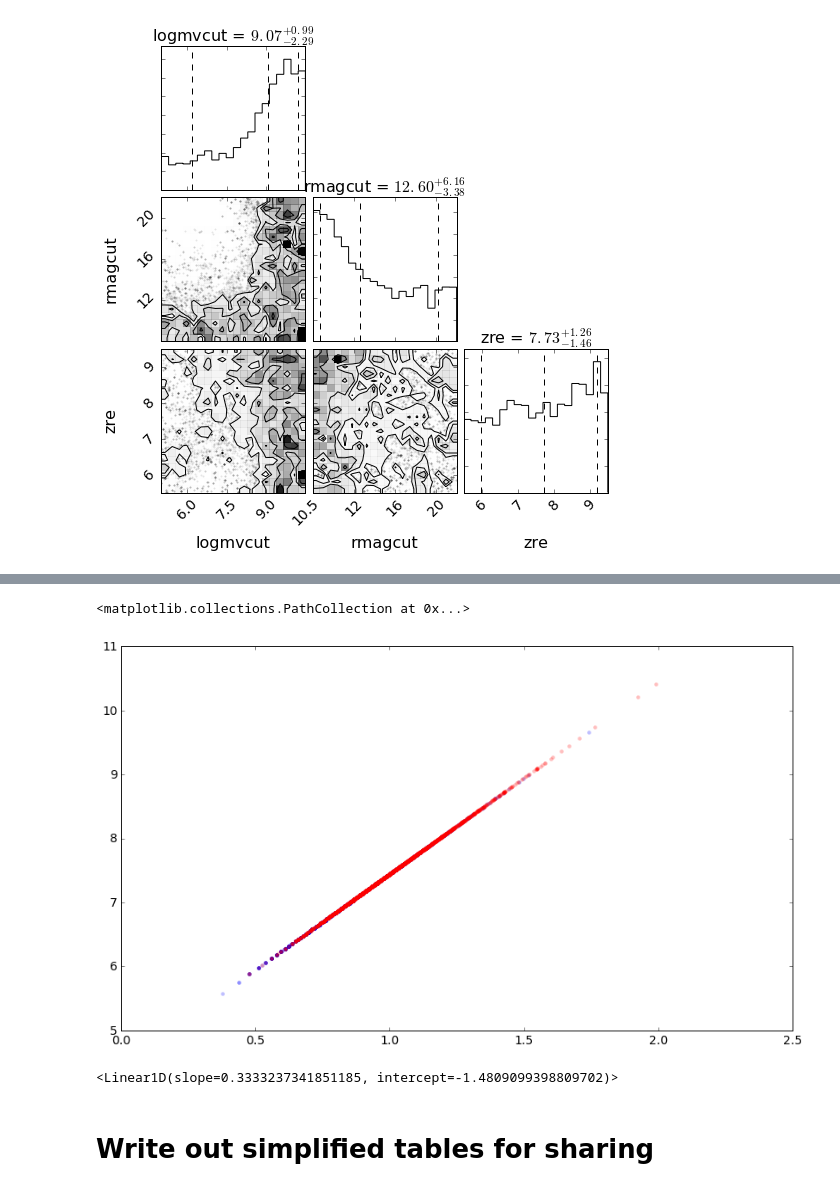
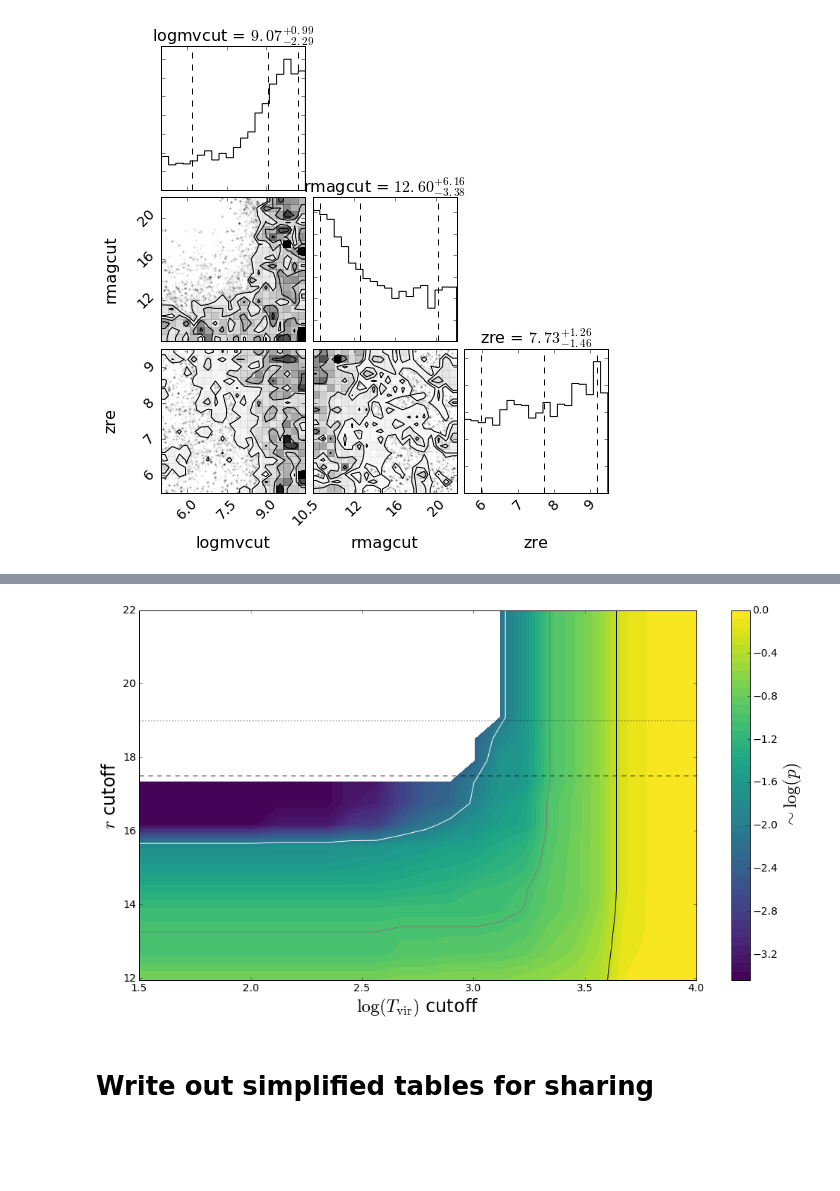
Before and after one commit to eteq/galvis, a Jupyter notebook: Probabilistic Experiments.ipynb, the cells around one changed output, grey strips where cells are left out. Saved outputs shown, nothing was run; the diff lists cells and outputs as text; code cells hidden in the pictures; blank space fills up the shorter version.

```diff
--- a/Probabilistic Experiments.ipynb
+++ b/Probabilistic Experiments.ipynb
@@ -320,20 +380,10 @@ Andrew's suggestions to try:
-# %%
-plt.scatter(np.log10(pair['Rviratz9'].value),np.log10(pair['Mviratz9'].value),
-            lw=0, alpha=.25,c='b')
-plt.scatter(np.log10(pair['Rviratz6'].value),np.log10(pair['Mviratz6'].value),
-            lw=0, alpha=.25, c='r')
-# %% [output]
-<matplotlib.collections.PathCollection at 0x...>
-[figure, removed]
-# %%
-from astropy import modeling
-
-x, y = np.log10(pair['Mviratz9'].value), np.log10(pair['Rviratz9'].value)
-msk = np.isfinite(x)&np.isfinite(y)
-lmvirtolrvir = modeling.fitting.LinearLSQFitter()(modeling.models.Linear1D(), x[msk], y[msk])
-lmvirtolrvir
-# %% [output]
-<Linear1D(slope=0.3333237341851185, intercept=-1.4809099398809702)>
+# %%
+fig.axes[0].set_xlim(1.5,4)
+fig.axes[0].set_ylim(11.95,22)
+fig.savefig('/Users/erik/Desktop/reionizationp_noupid.pdf')
+fig
+# %% [output]
+[figure, added]
 # %% [markdown]
 # Write out simplified tables for sharing
 # %%
```
Also changed, not shown: parts of 18 cells of this notebook, 6 other files.
